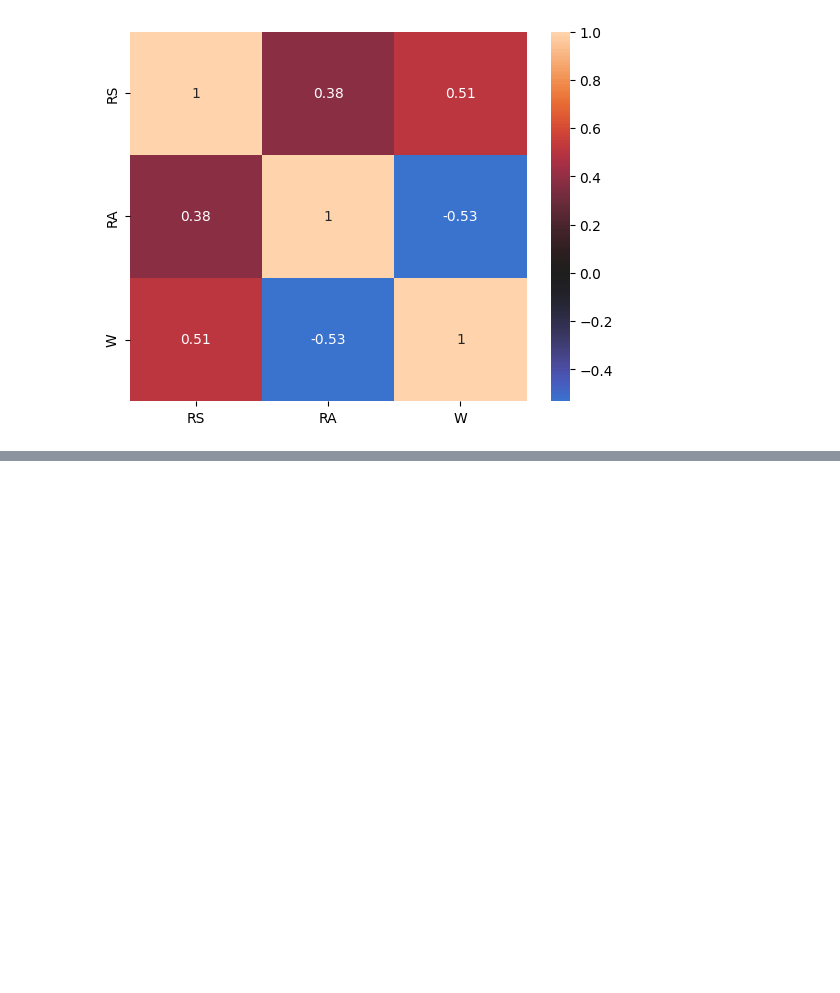
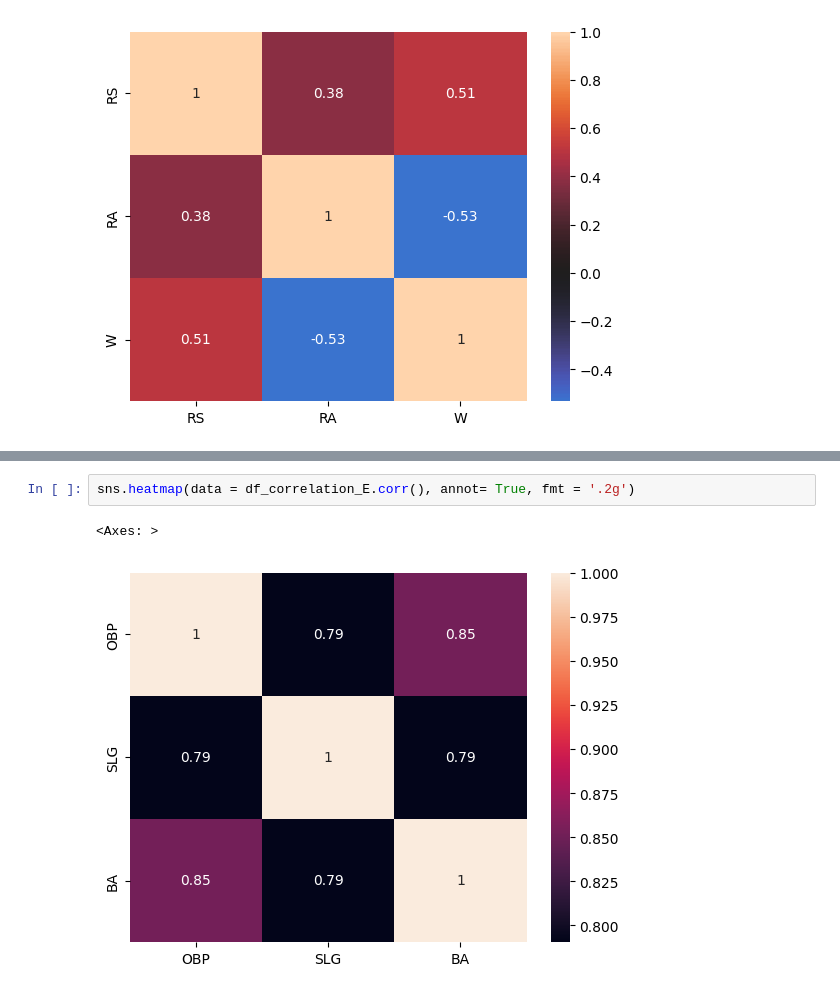
Before and after one commit to FarzanaAkhi/business-analysis-p1, a Jupyter notebook: notebooks/basic_statistics.ipynb, the cells around one changed output, grey strips where cells are left out. Drawn from its saved outputs; the diff is of its cells as text; blank space fills up the shorter version.

```diff
--- a/notebooks/basic_statistics.ipynb
+++ b/notebooks/basic_statistics.ipynb
@@ -311,0 +334,5 @@ distinguish better 1-0-(-1)
+# %%
+sns.heatmap(data = df_correlation_E.corr(), annot= True, fmt = '.2g')
+# %% [output]
+<Axes: >
+[figure, added]
```
Also changed, not shown: parts of 6 cells of this notebook.
